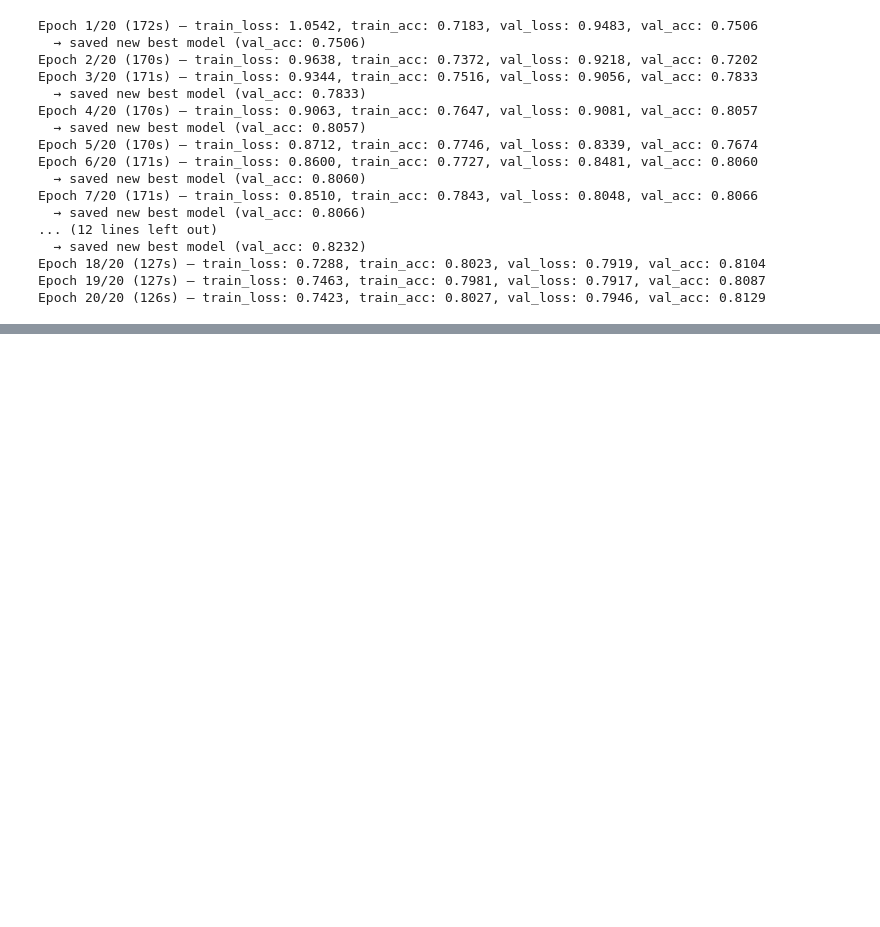
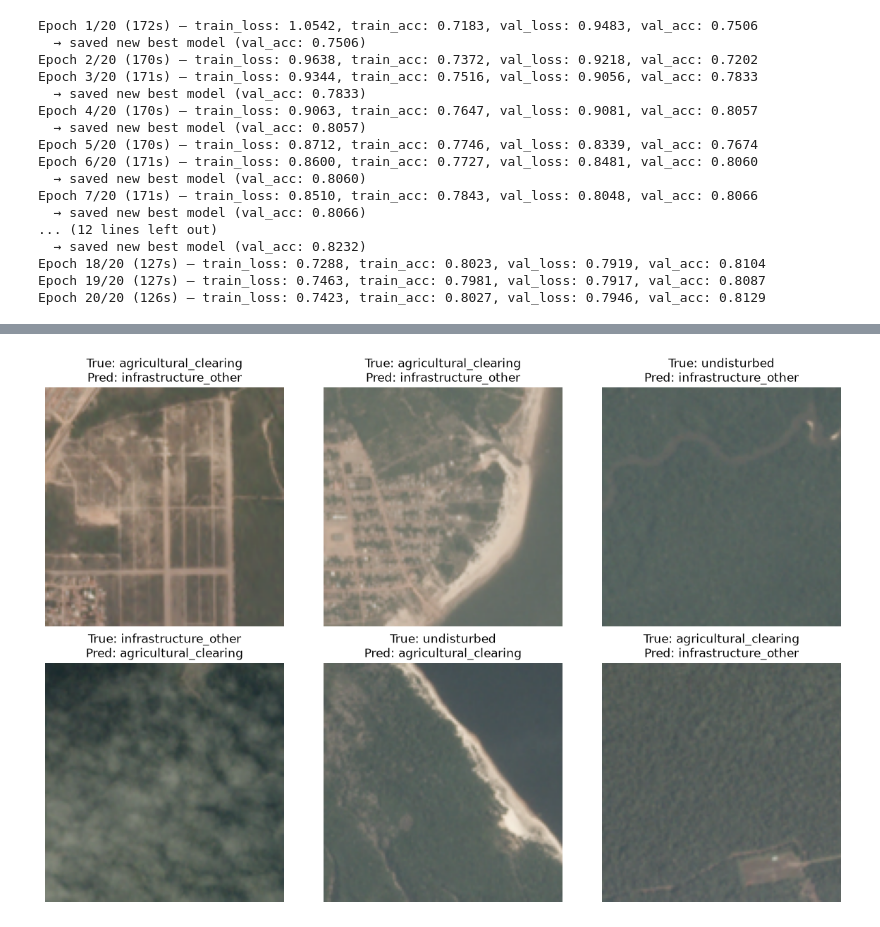
Before and after one commit to TaKo86/Deforestation, a Jupyter notebook: Rainforest.ipynb, the cells around one changed output, grey strips where cells are left out. Drawn from its saved outputs; the diff is of its cells as text; code cells hidden in the pictures; blank space fills up the shorter version.

```diff
--- a/Rainforest.ipynb
+++ b/Rainforest.ipynb
@@ -374,0 +448,16 @@ Epoch 20/20 (126s) — train_loss: 0.7423, train_acc: 0.8027, val_loss: 0.7946,
+# %%
+import random
+
+misclassified_idx = [i for i in range(len(all_labels)) if all_labels[i] != all_preds[i]]
+sample_idx = random.sample(misclassified_idx, 6)
+
+fig, axes = plt.subplots(2, 3, figsize=(12, 8))
+for ax, idx in zip(axes.flat, sample_idx):
+    ax.imshow(test_images[idx])
+    ax.set_title(f"True: {class_names[all_labels[idx]]}\nPred: {class_names[all_preds[idx]]}")
+    ax.axis('off')
+plt.tight_layout()
+plt.savefig('misclassified_examples.png', dpi=150, bbox_inches='tight')
+plt.show()
+# %% [output]
+[figure, added]
```
Also changed, not shown: parts of 11 cells of this notebook, 9 other files.
